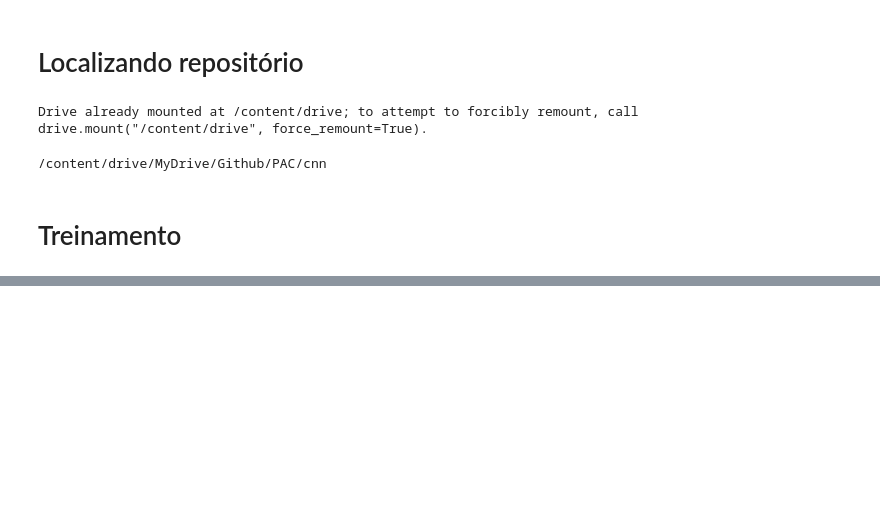
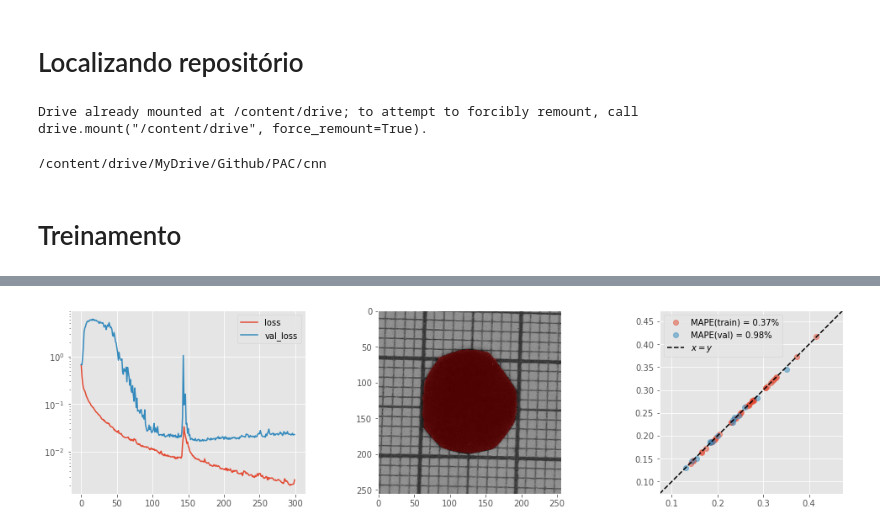
Before and after one commit to JairoSSantos/PAC-project, a Jupyter notebook: cnn/unet.ipynb, the cells around one changed output, grey strips where cells are left out. Saved outputs shown, nothing was run; the diff lists cells and outputs as text; code cells hidden in the pictures; blank space fills up the shorter version.

```diff
--- a/cnn/unet.ipynb
+++ b/cnn/unet.ipynb
@@ -55,0 +61,4 @@ plot_callback.on_epoch_end(plot_callback.period)
+# %%
+aimodel.UNetTrainingPlot(aimodel.load_unet('U-Net_test'), dataset).plot()
+# %% [output]
+[figure, added]
```
Also changed, not shown: parts of 7 cells of this notebook, 38 other files.
